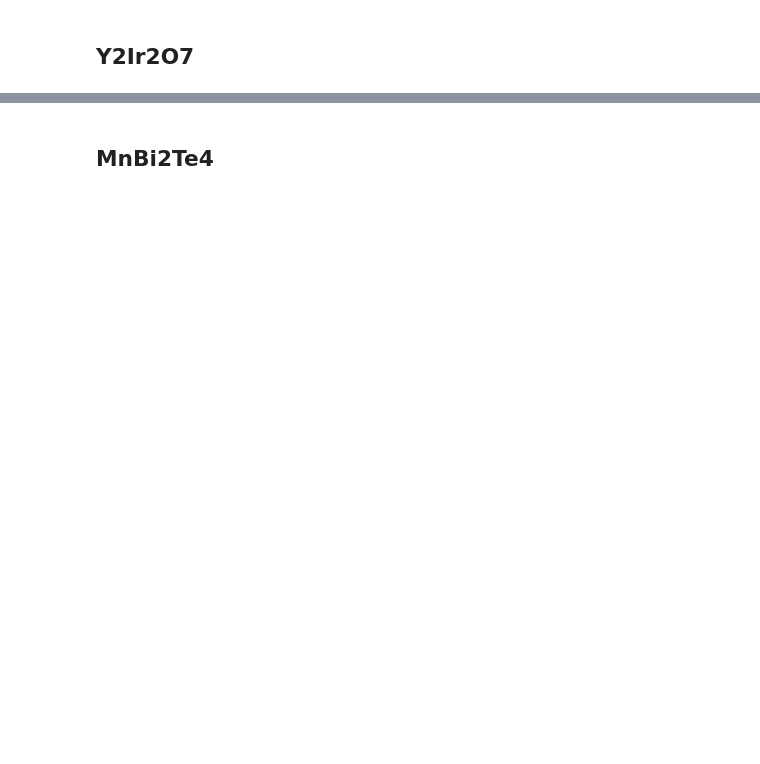
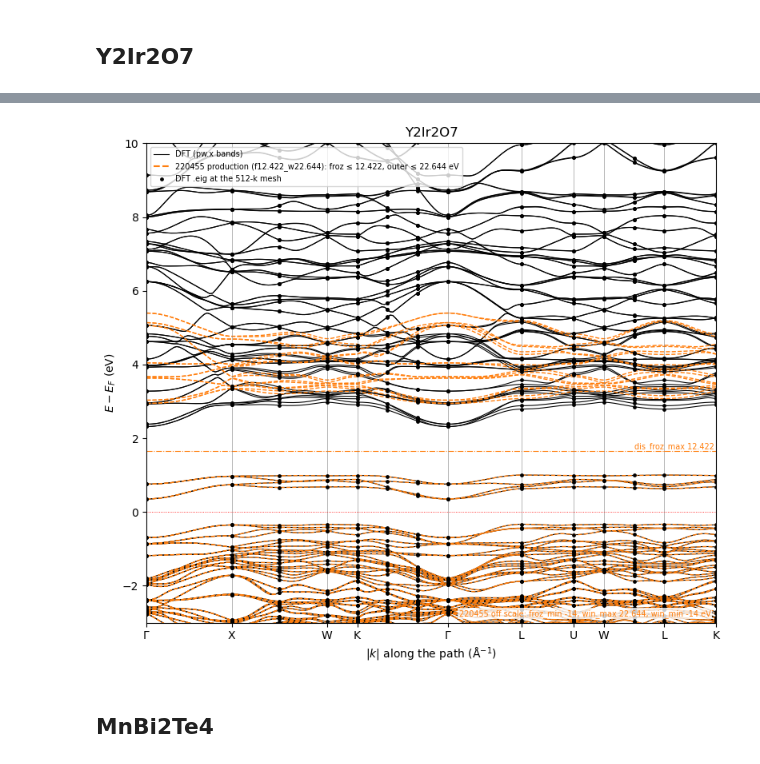
Before and after one commit to treycole/axion-phonon, a Jupyter notebook: analysis/figures/fig3.ipynb, the cells around one changed output, grey strips where cells are left out. Saved outputs shown, nothing was run; the diff lists cells and outputs as text; code cells hidden in the pictures; blank space fills up the shorter version.

Commit message:
Figures update

```diff
--- a/analysis/figures/fig3.ipynb
+++ b/analysis/figures/fig3.ipynb
@@ -53,14 +53,13 @@ BOHR = 0.529177210903   # Angstrom
 # %%
 # ---- settings
 PREFIX = "Y2Ir2O7"
-BANDS_IN = DATA / "Y2Ir2O7/base/lda/dft_bands_214641/Y2Ir2O7.bands.in"     # k-path (K_POINTS crystal_b) and cell
-BANDS_OUT = DATA / "Y2Ir2O7/base/lda/dft_bands_214641/Y2Ir2O7.bands.out"   # DFT bands, job 214641 (None: none)
-SCF_OUT = DATA / "Y2Ir2O7/base/lda/scf_conv1e-10_213998/Y2Ir2O7.scf.out"   # Fermi level (SCF 213998, conv_thr 1e-10)
+BANDS_IN = DATA / "Y2Ir2O7/dft/base/bands/out/Y2Ir2O7.bands.in"            # k-path (K_POINTS crystal_b) and cell
+BANDS_OUT = DATA / "Y2Ir2O7/dft/base/bands/out/Y2Ir2O7.bands.out"          # DFT bands, job 214641 (None: none)
+SCF_OUT = DATA / "Y2Ir2O7/dft/base/scf/out/Y2Ir2O7.scf.out"                # Fermi level (SCF 213998, conv_thr 1e-10)
 WANNIER = {                                                                # {label: Wannier90 run folder}
-    "214249 self-test (dθ base)": DATA / "Y2Ir2O7/base/lda/w90_trial02_selftest_ampwin10_214249",
-    "214125 old production windows": DATA / "Y2Ir2O7/base/lda/w90_trial02_prodwin10_214125",
+    "220455 production (f12.422_w22.644)": DATA / "Y2Ir2O7/windows/f12.422_w22.644_k8/base/out",
 }
-PIN_TO_ATOMS = False      # production: False for Y2Ir2O7
+PIN_TO_ATOMS = True       # production: True (pair_models pins both materials; YIO since 10-26)
 MODEL_SOURCE = "chk"      # "chk" (production H(R)) | "hr_dat" (PythTB reading _hr.dat)
 # ---------------
 
@@ -84,12 +83,12 @@ if BANDS_OUT:
     assert len(k_red) == len(points) and np.abs(k_red - points).max() < 1e-3, "bands.out k are not the path"
     print(f"DFT {BANDS_OUT.relative_to(DATA)}: {dft.shape[0]} bands; k match the path to {np.abs(k_red - points).max():.1e}")
 
-# ---- Wannier bands per run: read from wannier_eigs/ if the path, .chk and _hr.dat are unchanged, else compute and save
+# ---- Wannier bands per run: read the cache next to the run if the path and its files are unchanged, else compute and save
 runs = {}
 for label, folder in WANNIER.items():
     cache = folder.parent / f"bands_on_dft_path_{folder.name}_{MODEL_SOURCE}{'_pinned' if PIN_TO_ATOMS else ''}.npz"   # next to the Wannier run
-    stamps = {f.name: np.array([f.stat().st_size, f.stat().st_mtime_ns])
-              for f in (folder / f"{PREFIX}.chk", folder / f"{PREFIX}_hr.dat")}
+    stamps = {f.name: np.array([f.stat().st_size, f.stat().st_mtime_ns])     # the files the bands come from
+              for f in (folder / f"{PREFIX}.chk", folder / f"{PREFIX}.chk.gz", folder / f"{PREFIX}_hr.dat") if f.exists()}
     if cache.is_file():
         z = np.load(cache)
         if np.array_equal(z["points"], points) and all(np.array_equal(z[f"stamp_{n}"], s) for n, s in stamps.items()):
@@ -97,17 +96,20 @@ for label, folder in WANNIER.items():
             print(f"{label}: read {cache.relative_to(DATA)}")
             continue
     t0 = time.time()
-    w90 = W90(str(folder), PREFIX)                         # .win cell and windows, _hr.dat
-    assert np.allclose(w90.lat, lattice, atol=1e-6), f"{folder.name}: .win cell differs from {BANDS_IN.name}"
-    if MODEL_SOURCE == "hr_dat":
-        model = w90.model(zero_energy=0, min_hopping_norm=None, max_distance=None, ignorable_imaginary_part=None)
+    win = wannier90.read_win(folder / f"{PREFIX}.win")     # cell and windows
+    assert np.allclose(win["lattice"], lattice, atol=1e-6), f"{folder.name}: .win cell differs from {BANDS_IN.name}"
+    if MODEL_SOURCE == "hr_dat":                           # PythTB's reading of _hr.dat
+        model = W90(str(folder), PREFIX).model(zero_energy=0, min_hopping_norm=None, max_distance=None,
+                                               ignorable_imaginary_part=None)
     else:                                                  # production loader, the run as both ends, no position matrix
         model = wannier.run_model(wannier90.read_run(folder, PREFIX, overlaps=False), pin=PIN_TO_ATOMS)
     mesh = np.asarray(wannier90.read_chk(folder / f"{PREFIX}.chk")["kpt_red"], float)   # Wannier k mesh
     eig = np.loadtxt(folder / f"{PREFIX}.eig")
+    w = win["windows"]
     runs[label] = dict(points=points, evals=np.asarray(model.solve_ham(points)),        # (nk, nwann)
                        mesh=mesh, mesh_eig=eig[:, 2].reshape(len(mesh), -1),           # DFT on the mesh
-                       dis_window=np.array(w90.dis_window, float), dis_froz_window=np.array(w90.dis_froz_window, float),
+                       dis_window=np.array([w["dis_win_min"], w["dis_win_max"]]),
+                       dis_froz_window=np.array([w["dis_froz_min"], w["dis_froz_max"]]),
                        **{f"stamp_{n}": s for n, s in stamps.items()})
     cache.parent.mkdir(exist_ok=True)
     np.savez(cache, **runs[label])
@@ -129,14 +136,14 @@ yio = dict(prefix=PREFIX, points=points, ticks=ticks, distance=distance, e_fermi
 # ---- plot settings
 d = yio
 E_MIN, E_MAX = -3.0, 10.0          # eV relative to E_F
-RUNS = ["214249 self-test (dθ base)", "214125 old production windows"]   # labels of WANNIER to draw, in this order
+RUNS = ["220455 production (f12.422_w22.644)"]   # labels of WANNIER to draw, in this order
 SHOW_DFT = True                    # pw.x bands (black)
 SHOW_MESH_EIG = True               # DFT .eig at the path points on the Wannier mesh (of the first run in RUNS)
 SHOW_WINDOWS = True                # each run's frozen (dash-dot) and outer (solid) window edges, in its colour
 SHOW_W90_BAND_DAT = False          # Wannier90's own interpolation (<run>/<prefix>_band.dat), thin lines
 E_LINES = {}                       # more absolute energies (eV) to mark, {label: E}
 FIGSIZE = (8, 7)
-SAVE_FIG = DATA / "Y2Ir2O7/base/lda/dft_bands_214641/bands_dft_wannier.png"   # or None
+SAVE_FIG = DATA / "Y2Ir2O7/windows/f12.422_w22.644_k8/base/bands_dft_wannier.png"   # or None
 # ---------------
 
 # ---- draw (nothing below builds or diagonalises a Hamiltonian)
@@ -168,33 +175,35 @@ for i, label in enumerate(RUNS):
         if outside:
             off_scale.append((color, f"{label.split()[0]} off scale: " + ", ".join(outside) + " eV"))
 if SHOW_MESH_EIG and RUNS:                                 # DFT .eig at path points that are on the Wannier mesh
     run = d["runs"][RUNS[0]]
     for index, point in enumerate(d["points"]):
         hit = np.flatnonzero(np.abs((run["mesh"] - point + 0.5) % 1.0 - 0.5).max(axis=1) < 1e-6)
         if hit.size:
             ax.scatter(np.full(run["mesh_eig"].shape[1], x[index]), run["mesh_eig"][hit[0]] - e_f, s=6, color="black", zorder=3)
     ax.scatter([], [], s=6, color="black", label=f"DFT .eig at the {len(run['mesh'])}-k mesh")
 for name, value in E_LINES.items():
     ax.axhline(value - e_f, color="C9", lw=0.8, ls=":")
     ax.text(x[-1], value - e_f, f"{name} ", ha="right", va="bottom", fontsize=7, color="C9")
 for n, (color, text) in enumerate(off_scale):            # window edges outside the energy range
     ax.text(0.99, 0.01 + 0.03 * n, text, transform=ax.transAxes, ha="right", va="bottom", fontsize=7, color=color,
             bbox=dict(facecolor="white", edgecolor="none", alpha=0.8, pad=1))
 xticks = [x[i] for i, _ in d["ticks"]]
 ax.set_xticks(xticks, [label for _, label in d["ticks"]])
 for left, right, a, b in zip(ax.get_xticklabels()[:-1], ax.get_xticklabels()[1:], xticks[:-1], xticks[1:]):
     if b - a < 0.03 * (xticks[-1] - xticks[0]):        # close nodes (MnBi2Te4 P1-F): labels apart
         left.set_ha("right"); right.set_ha("left")
 for xt in xticks:
     ax.axvline(xt, color="gray", lw=0.4)
 ax.axhline(0, color="red", lw=0.6, ls=":")
 ax.legend(loc="upper left", frameon=True, fontsize=7)
 ax.set(xlim=(x[0], x[-1]), ylim=(E_MIN, E_MAX), ylabel=r"$E - E_F$ (eV)", xlabel=r"$|k|$ along the path (Å$^{-1}$)",
        title=d["prefix"])
 fig.tight_layout()
 if SAVE_FIG:
     fig.savefig(SAVE_FIG, dpi=200)
 plt.show()
+# %% [output]
+[figure, added]
 # %% [markdown]
 ## MnBi2Te4
 # %%
```
Also changed, not shown: parts of 7 cells of this notebook, 25 other files.
